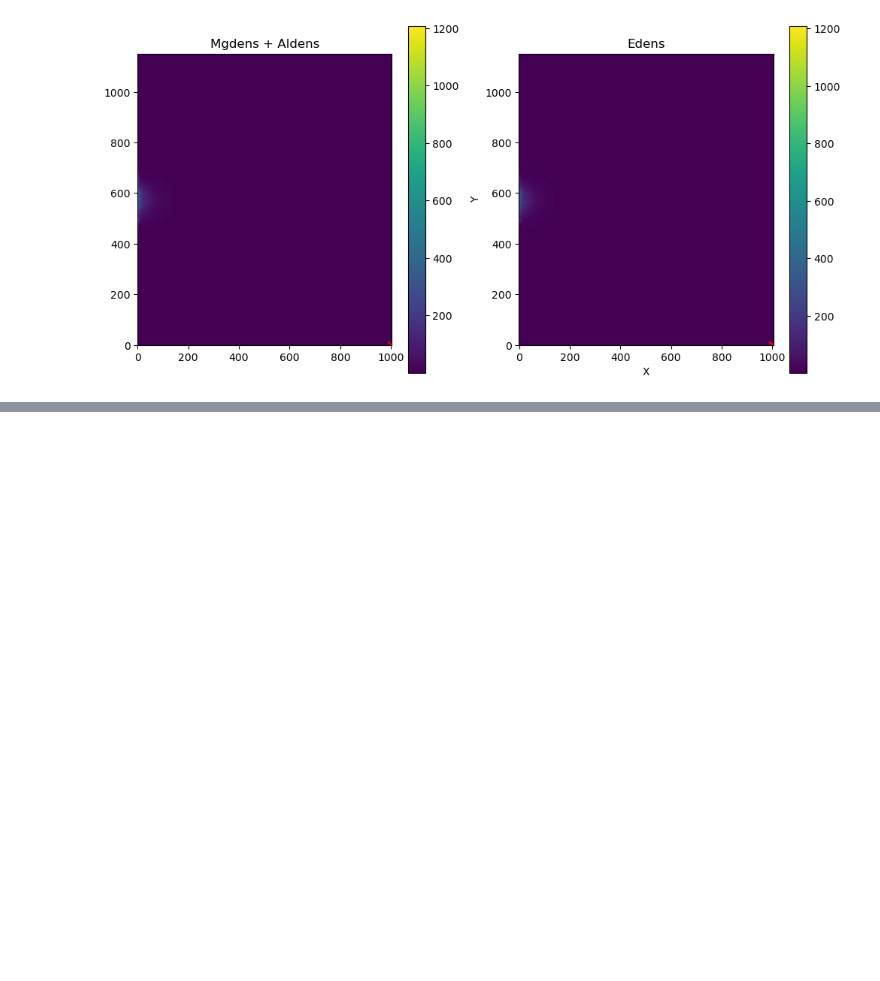
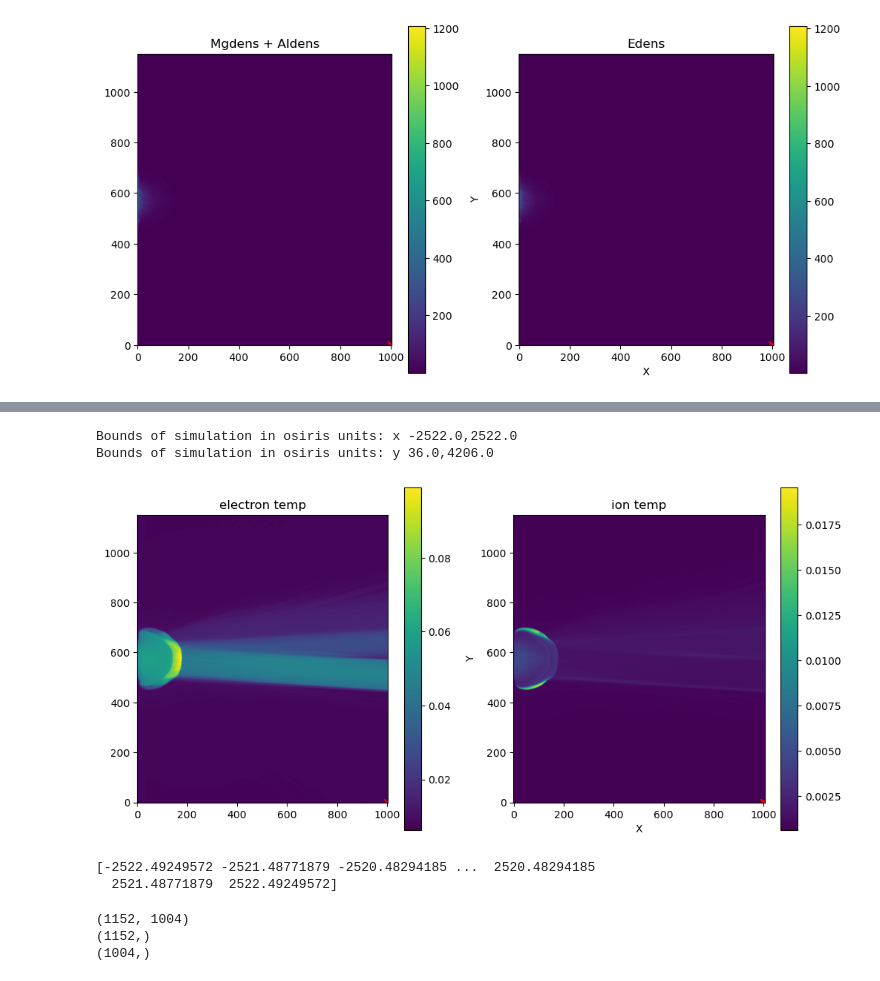
Before and after one commit to Schaeffer-Lab/MagShockZ, a Jupyter notebook: python-fortran_interface/write-FLASH-fields.ipynb, the cells around one changed output, grey strips where cells are left out. Drawn from its saved outputs; the diff is of its cells as text; code cells hidden in the pictures; blank space fills up the shorter version.

Commit message:
Further progress on the python-fortran interface

```diff
--- a/python-fortran_interface/write-FLASH-fields.ipynb
+++ b/python-fortran_interface/write-FLASH-fields.ipynb
@@ -296,0 +244,71 @@ yt : [INFO     ] 2024-09-16 11:53:44,662 Making a fixed resolution buffer of (('
+# %%
+x = np.load("FLASH-slices/x.npy")
+print(f"Bounds of simulation in osiris units: x {round(x.min(),0)},{round(x.max(),0)}")
+y = np.load("FLASH-slices/y.npy")
+print(f"Bounds of simulation in osiris units: y {round(y.min(),0)},{round(y.max(),0)}")
+# %% [output]
+Bounds of simulation in osiris units: x -2522.0,2522.0
+Bounds of simulation in osiris units: y 36.0,4206.0
+# %%
+vthele = np.load("FLASH-slices/vthele.npy")
+vthion = np.load("FLASH-slices/vthion.npy")
+# velz = np.load("FLASH-slices/velz.npy")
+
+point_y=3; point_x=1000  # Replace point_y and point_x with the desired coordinates
+# value = all_data['dens'][point_y, point_x]  # Replace point_y and point_x with the desired coordinates
+# print("Value at point:", value)
+
+# Add indication on the plot where the point is
+
+fig, (ax1, ax2) = plt.subplots(1, 2, figsize=(12, 6))
+
+im1 = ax1.imshow(vthele, origin='lower')
+ax1.scatter(point_x, point_y, color='red', marker='x')
+ax1.set_title('electron temp')
+fig.colorbar(im1, ax=ax1)
+
+im2 = ax2.imshow(vthion, origin='lower')
+ax2.scatter(point_x, point_y, color='red', marker='x')
+ax2.set_title('ion temp')
+ax2.set_xlabel('X')
+ax2.set_ylabel('Y')
+fig.colorbar(im2, ax=ax2)
+plt.scatter(point_x, point_y, color='red', marker='x')
+
+plt.show()
+# im.set_clim(0, 200)
+# %% [output]
+[figure, added]
+# %%
+x = np.load("FLASH-slices/x.npy")[:,0]
+y = np.load("FLASH-slices/y.npy")[0]
+
+# nx = STATE["data"].shape
+# x1 = np.linspace( x_bnd[0,0], x_bnd[0,1], nx[1], endpoint=True )
+# x2 = np.linspace( x_bnd[1,0], x_bnd[1,1], nx[0], endpoint=True )
+# X1, X2 = np.meshgrid( x1, x2, indexing='xy' ) # Matches Fortran array indexing
+from scipy.interpolate import RegularGridInterpolator
+func = RegularGridInterpolator((x, y), np.load("FLASH-slices/vthele.npy"), bounds_error=False, fill_value=0)
+x1 = np.linspace(x.min(), x.max(), 5022)
+print(x1)
+x2 = np.linspace(y.min(), y.max(), 4206)
+xnew, ynew = np.meshgrid(x1, x2, indexing='xy')
+
+points_new = np.array([xnew.flatten(), ynew.flatten()]).T
+
+# synthetic = func(points_new)
+# # synthetic = synthetic.reshape((4206, 5022))
+# plt.imshow(synthetic, origin='lower')
+# %% [output]
+[-2522.49249572 -2521.48771879 -2520.48294185 ...  2520.48294185
+  2521.48771879  2522.49249572]
+# %%
+write_interp_to_file("FLASH-slices/vthele.npy")
+
+
+# vthele = np.load("FLASH-slices/vthele.npy")
+# print(vthele)
+# %% [output]
+(1152, 1004)
+(1152,)
+(1004,)
```
Also changed, not shown: parts of 15 cells of this notebook, 37 other files.
